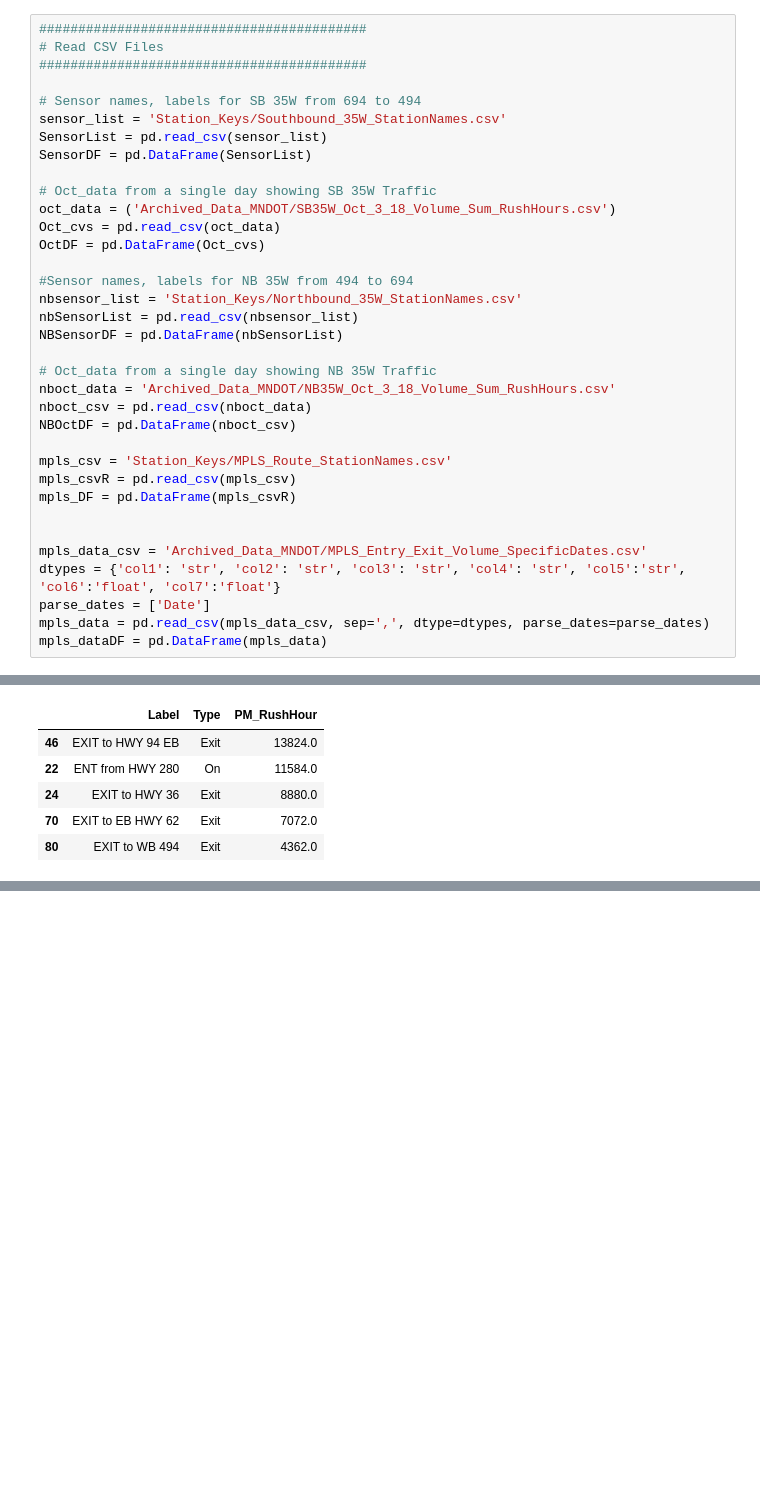
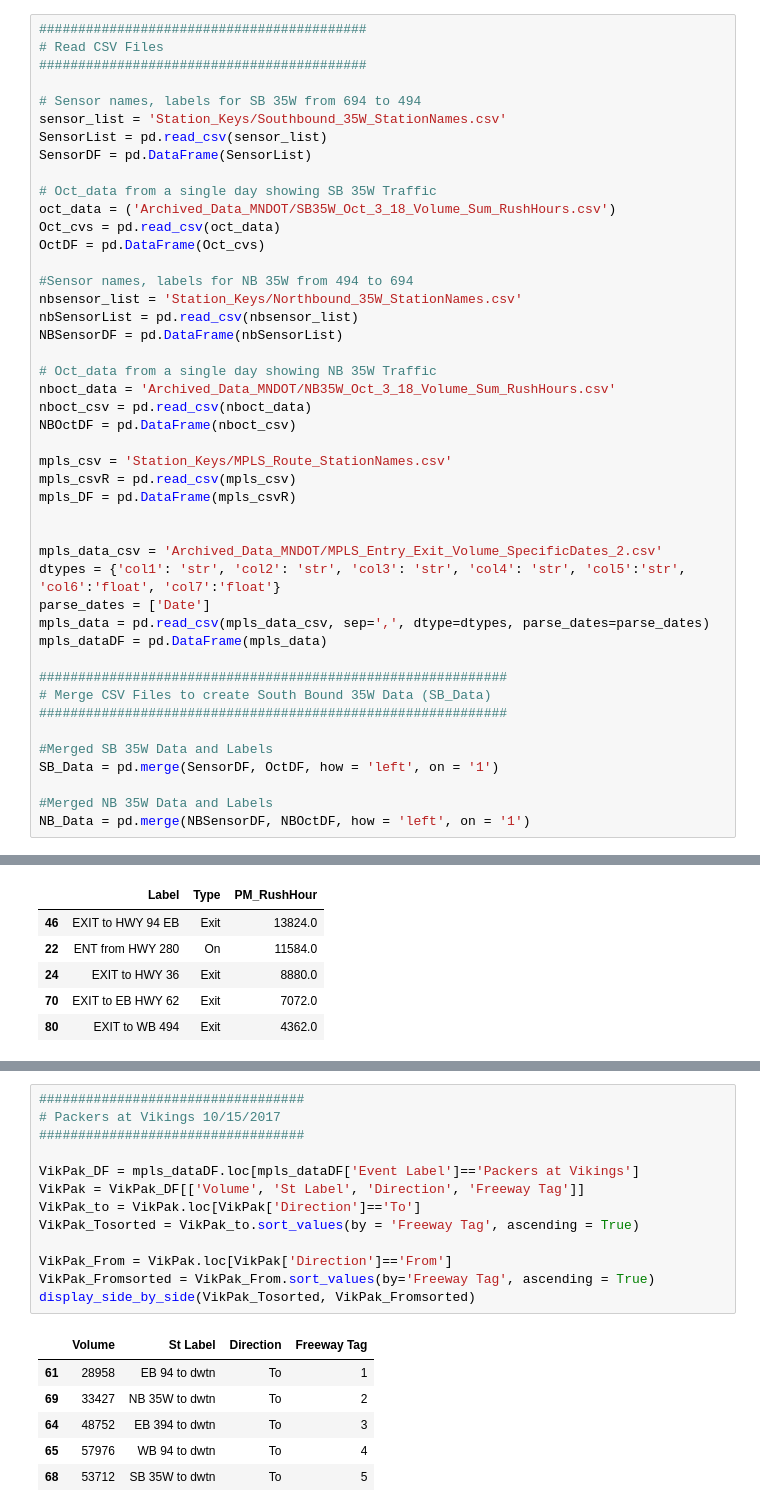
Before and after one commit to Dkreitzer/Team_streprogen_Project1, a Jupyter notebook: dk_testing_SB35W.ipynb, the cells around one changed output, grey strips where cells are left out. Cells and saved outputs as stored; diff of their text form; blank space fills up the shorter version.

```diff
--- a/dk_testing_SB35W.ipynb
+++ b/dk_testing_SB35W.ipynb
@@ -44,8 +44,18 @@ mpls_csvR = pd.read_csv(mpls_csv)
 mpls_DF = pd.DataFrame(mpls_csvR)
 
 
-mpls_data_csv = 'Archived_Data_MNDOT/MPLS_Entry_Exit_Volume_SpecificDates.csv'
+mpls_data_csv = 'Archived_Data_MNDOT/MPLS_Entry_Exit_Volume_SpecificDates_2.csv'
 dtypes = {'col1': 'str', 'col2': 'str', 'col3': 'str', 'col4': 'str', 'col5':'str', 'col6':'float', 'col7':'float'}
 parse_dates = ['Date']
 mpls_data = pd.read_csv(mpls_data_csv, sep=',', dtype=dtypes, parse_dates=parse_dates)
 mpls_dataDF = pd.DataFrame(mpls_data)
+
+############################################################
+# Merge CSV Files to create South Bound 35W Data (SB_Data)
+############################################################
+
+#Merged SB 35W Data and Labels
+SB_Data = pd.merge(SensorDF, OctDF, how = 'left', on = '1')
+
+#Merged NB 35W Data and Labels
+NB_Data = pd.merge(NBSensorDF, NBOctDF, how = 'left', on = '1')
@@ -249,0 +243,20 @@ display_side_by_side(NB35W_ExitsHigh, NB35W_ExitsHighpm)
+# %%
+##################################
+# Packers at Vikings 10/15/2017
+##################################
+
+VikPak_DF = mpls_dataDF.loc[mpls_dataDF['Event Label']=='Packers at Vikings']
+VikPak = VikPak_DF[['Volume', 'St Label', 'Direction', 'Freeway Tag']]
+VikPak_to = VikPak.loc[VikPak['Direction']=='To']
+VikPak_Tosorted = VikPak_to.sort_values(by = 'Freeway Tag', ascending = True)
+
+VikPak_From = VikPak.loc[VikPak['Direction']=='From']
+VikPak_Fromsorted = VikPak_From.sort_values(by='Freeway Tag', ascending = True)
+display_side_by_side(VikPak_Tosorted, VikPak_Fromsorted)
+# %% [output]
+|  | Volume | St Label | Direction | Freeway Tag |
+| 61 | 28958 | EB 94 to dwtn | To | 1 |
+| 69 | 33427 | NB 35W to dwtn | To | 2 |
+| 64 | 48752 | EB 394 to dwtn | To | 3 |
+| 65 | 57976 | WB 94 to dwtn | To | 4 |
+| 68 | 53712 | SB 35W to dwtn | To | 5 |
```
Also changed, not shown: parts of 6 cells of this notebook, 1 other file.
